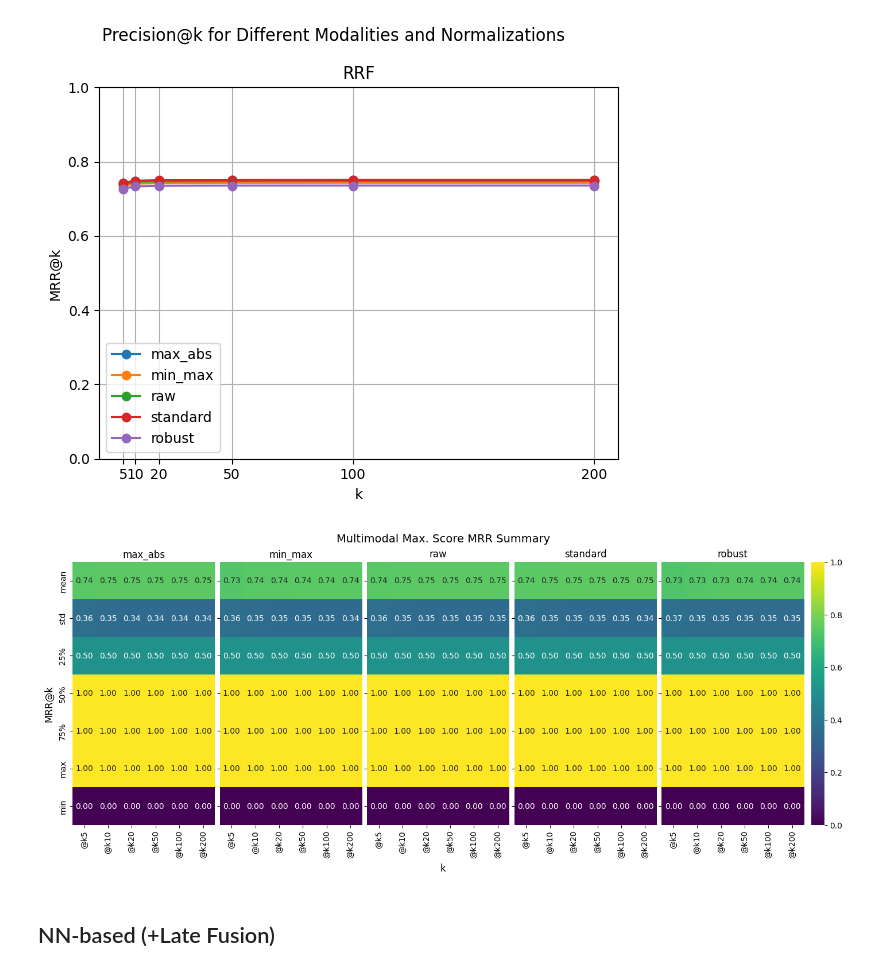
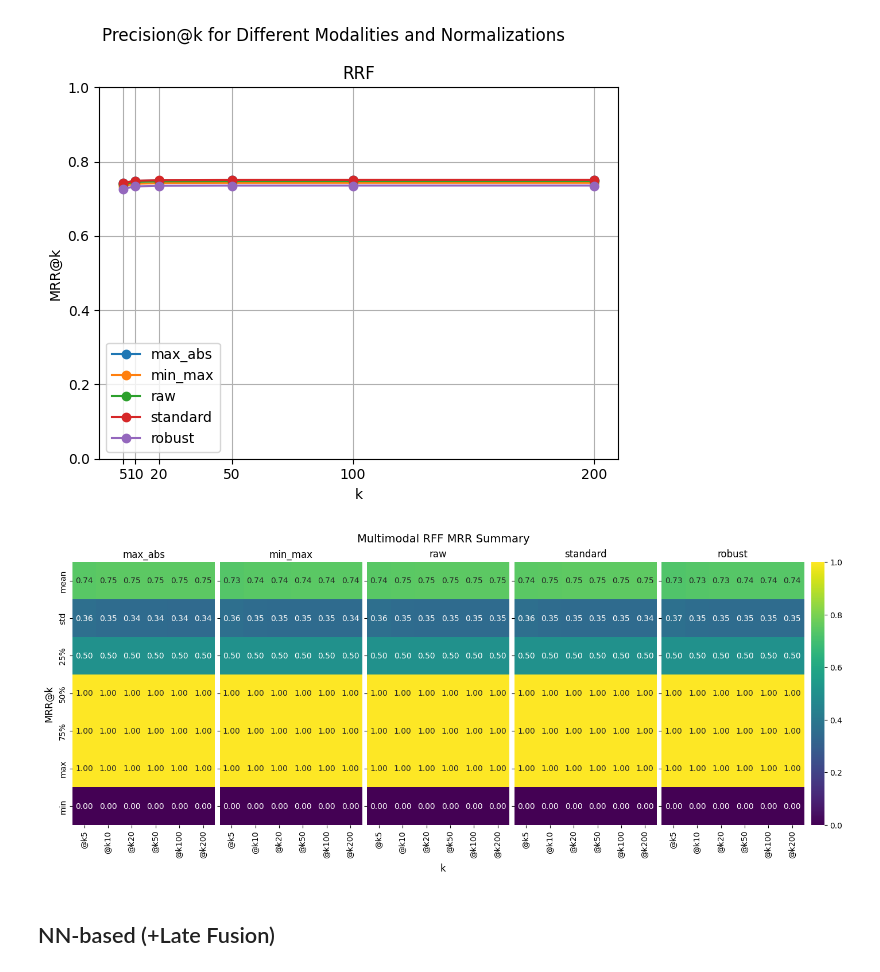
Before and after one commit to MARTIKRISO/MMSR25-26-Group-E, a Jupyter notebook: RetrievalAlgorithm/notebooks/evaluation_stats/plotting/plot_mrr.ipynb, the cells around one changed output. Saved outputs shown, nothing was run; the diff lists cells and outputs as text; code cells hidden in the pictures.

Commit message:
RFF plots added (missing due to bug)

```diff
--- a/RetrievalAlgorithm/notebooks/evaluation_stats/plotting/plot_mrr.ipynb
+++ b/RetrievalAlgorithm/notebooks/evaluation_stats/plotting/plot_mrr.ipynb
@@ -204,7 +204,7 @@ rff_dfs = {
 # %% [output]
 D:\University\7th_Semester\multimedia_search_and_retrieval\MMSR25-26-Group-E
 # %%
-figs_dict[f'multimodal_late_fusion_{metric_at_k_name.lower()}_mean_line_plot'] = plot_metrics_at_k(
+figs_dict[f'multimodal_late_fusion_rff_{metric_at_k_name.lower()}_mean_line_plot'] = plot_metrics_at_k(
     modality_dfs=[rff_dfs],
     modality_names=['RRF'],
         y_label=f'{metric_at_k_name}@k',
@@ -212,12 +212,12 @@ figs_dict[f'multimodal_late_fusion_{metric_at_k_name.lower()}_mean_line_plot'] =
 # %% [output]
 [figure]
 # %%
-figs_dict[f'multimodal_max_score_{metric_at_k_name}_summary'] = plot_describe_heatmaps(dfs=rff_dfs,
-                       fig_title=f'Multimodal Max. Score {metric_at_k_name} Summary',
+figs_dict[f'multimodal_rff_{metric_at_k_name}_summary'] = plot_describe_heatmaps(dfs=rff_dfs,
+                       fig_title=f'Multimodal RFF {metric_at_k_name} Summary',
                        x_label='k',
                        y_label=f'{metric_at_k_name}@k',)
 # %% [output]
-[figure, old version]
+[figure, new version]
 # %% [markdown]
 ## NN-based (+Late Fusion)
 # %%
```
Also changed, not shown: parts of 1 cell of this notebook, 19 other files.
